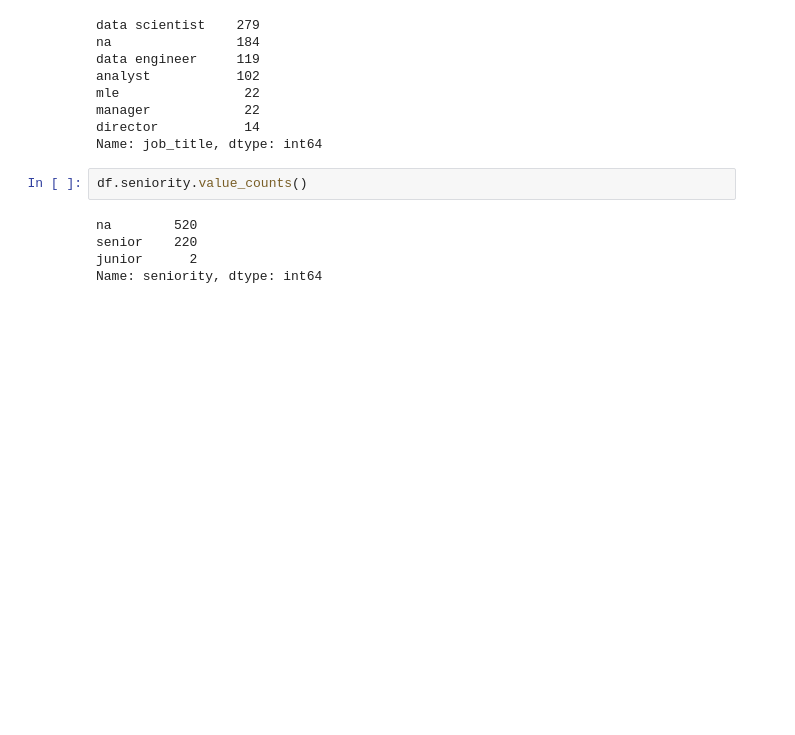
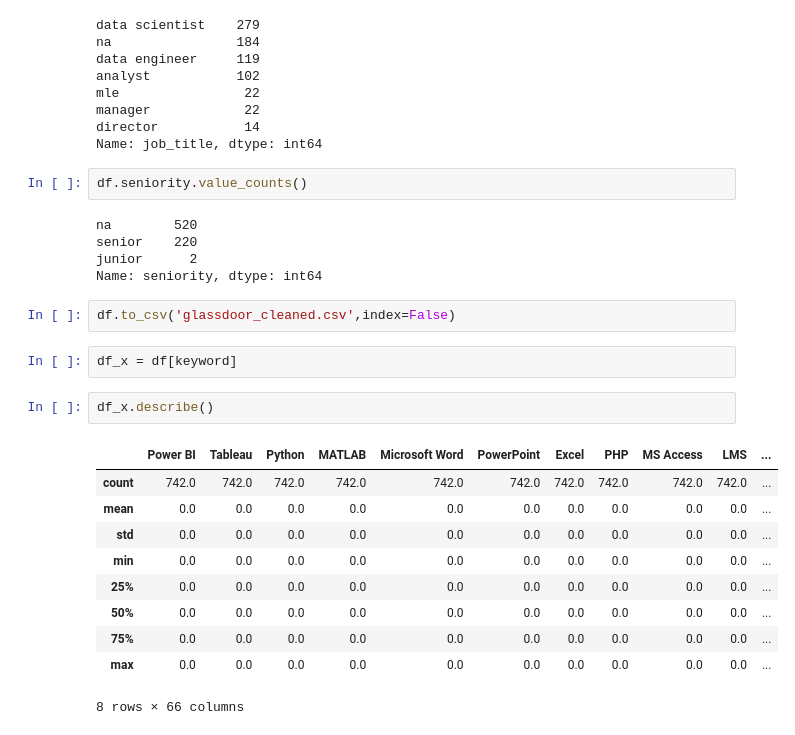
Before and after one commit to MohammadElsayedFahmy/End-To-end-Machine-learning-Project-Predicting-salary-based-on-job-title, a Jupyter notebook: glassdoor.ipynb, the cells around one changed output. Drawn from its saved outputs; the diff is of its cells as text; blank space fills up the shorter version.

Commit message:
NLP
starting nlp to extract keyword from job description

```diff
--- a/glassdoor.ipynb
+++ b/glassdoor.ipynb
@@ -505,3 +498,20 @@ na        520
 senior    220
 junior      2
 Name: seniority, dtype: int64
+# %%
+df.to_csv('glassdoor_cleaned.csv',index=False)
+# %%
+df_x = df[keyword]
+# %%
+df_x.describe()
+# %% [output]
+|  | Power BI | Tableau | Python | MATLAB | Microsoft Word | PowerPoint | Excel | PHP | MS Access | LMS | ... |
+| count | 742.0 | 742.0 | 742.0 | 742.0 | 742.0 | 742.0 | 742.0 | 742.0 | 742.0 | 742.0 | ... |
+| mean | 0.0 | 0.0 | 0.0 | 0.0 | 0.0 | 0.0 | 0.0 | 0.0 | 0.0 | 0.0 | ... |
+| std | 0.0 | 0.0 | 0.0 | 0.0 | 0.0 | 0.0 | 0.0 | 0.0 | 0.0 | 0.0 | ... |
+| min | 0.0 | 0.0 | 0.0 | 0.0 | 0.0 | 0.0 | 0.0 | 0.0 | 0.0 | 0.0 | ... |
+| 25% | 0.0 | 0.0 | 0.0 | 0.0 | 0.0 | 0.0 | 0.0 | 0.0 | 0.0 | 0.0 | ... |
+| 50% | 0.0 | 0.0 | 0.0 | 0.0 | 0.0 | 0.0 | 0.0 | 0.0 | 0.0 | 0.0 | ... |
+| 75% | 0.0 | 0.0 | 0.0 | 0.0 | 0.0 | 0.0 | 0.0 | 0.0 | 0.0 | 0.0 | ... |
+| max | 0.0 | 0.0 | 0.0 | 0.0 | 0.0 | 0.0 | 0.0 | 0.0 | 0.0 | 0.0 | ... |
+8 rows × 66 columns
```
Also changed, not shown: parts of 6 cells of this notebook, 2 other files.
